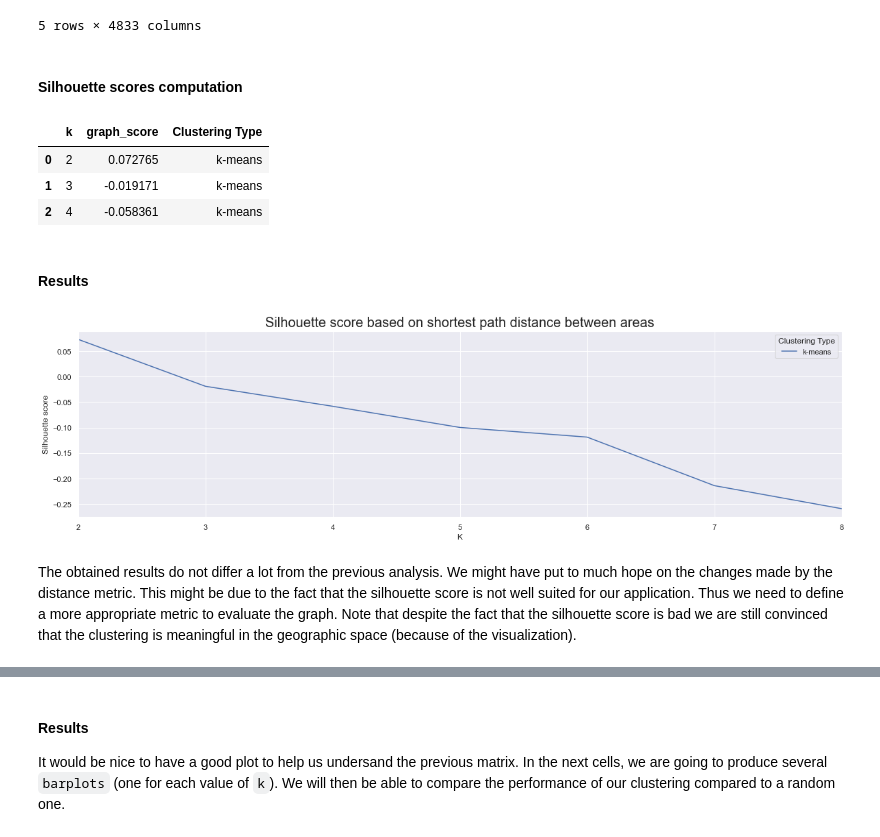
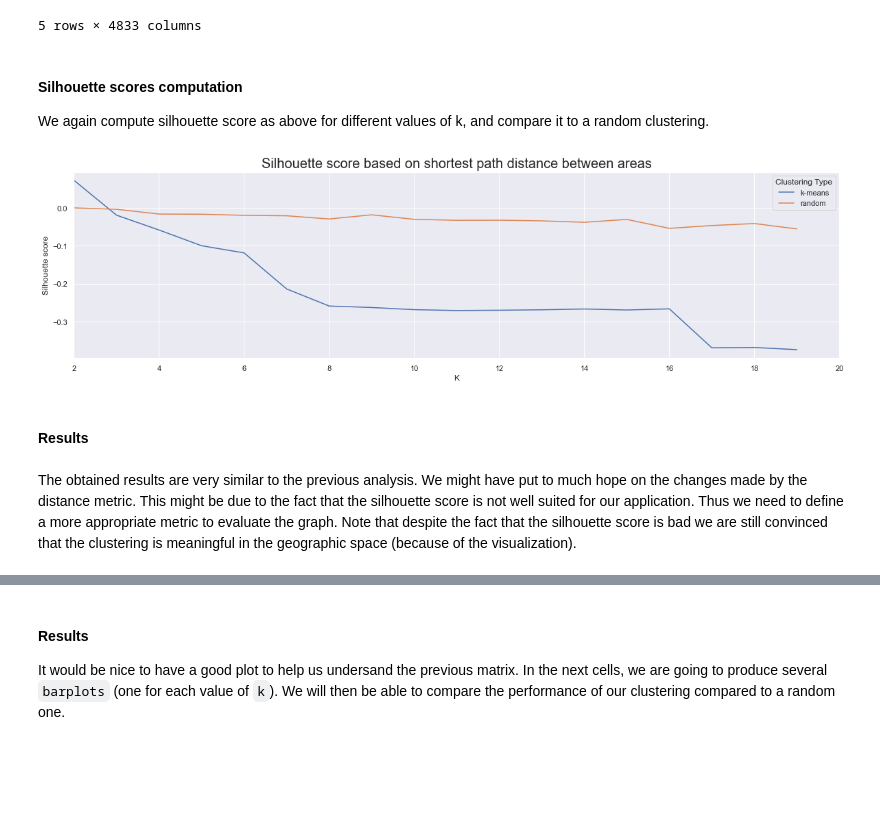
Before and after one commit to epfl-ada/ada-2020-project-milestone-p3-p3_pleutre, a Jupyter notebook: Merged.ipynb, the cells around one changed output, grey strips where cells are left out. Drawn from its saved outputs; the diff is of its cells as text; code cells hidden in the pictures; blank space fills up the shorter version.

```diff
--- a/Merged.ipynb
+++ b/Merged.ipynb
@@ -659,37 +671,40 @@ distance_matrix.head()
 | E01000005 | 2 | 2 | 3 | 0 | 21 | 20 | 19 | 20 | 19 | ... |
 | E01000006 | 22 | 22 | 23 | 21 | 0 | 2 | 3 | 1 | 2 | ... |
 5 rows × 4833 columns
-# %% [markdown]
-#### Silhouette scores computation
+# %% [markdown]
+#### Silhouette scores computation
+We again compute silhouette score as above for different values of k, and compare it to a random clustering.
 # %%
 silhouettes = []
-for k in range(2, 9):
-    # Get the Silhouette score
-    graph_score  = silhouette_score(X=distance_matrix.astype(float), labels=cluster.query("agg_level == 'lsoa'")['cluster_'+str(k)], metric="precomputed")
+# Try multiple k
+for k in range(2, 20):
+    # compute the labels for the clustring in the typical products space
+    labels = KMeans(n_clusters=k, random_state=42).fit_predict(sub_tesco)
+    # Get the Silhouette score using the geographical coordinates of the data instead of the original datapoints
+    graph_score  = silhouette_score(X=distance_matrix.astype(float), labels=labels, metric="precomputed")
+    # save the result
     silhouettes.append({"k": k, "graph_score": graph_score, "Clustering Type":"k-means"})
+    # compute the silhouette score of a random clustering
+    rnd_score = silhouette_score(X=distance_matrix.astype(float), labels=np.random.randint(k, size=len(labels)), metric="precomputed")
+    # save the random restult
+    silhouettes.append({"k": k, "graph_score": rnd_score, "Clustering Type":"random"})
 # Convert to dataframe
 silhouettes = pd.DataFrame(silhouettes)
-silhouettes.head(3)
-# %% [output]
-|  | k | graph_score | Clustering Type |
-| 0 | 2 | 0.072765 | k-means |
-| 1 | 3 | -0.019171 | k-means |
-| 2 | 4 | -0.058361 | k-means |
+# %%
+plt.figure(figsize=(20,5))
+# Plot the data
+ax = sns.lineplot(data=silhouettes, x='k', y='graph_score', hue="Clustering Type")
+ax.set_xlabel("K")
+ax.set_ylabel("Silhouette score")
+ax.set_xlim((2,20))
+plt.title("Silhouette score based on shortest path distance between areas",fontsize=20)
+plt.show()
+# %% [output]
+[figure, added]
 # %% [markdown]
 #### Results
-# %%
-plt.figure(figsize=(20,5))
-# Plot the data
-ax = sns.lineplot(data=silhouettes, x='k', y='graph_score', hue="Clustering Type")
-ax.set_xlabel("K")
-ax.set_ylabel("Silhouette score")
-ax.set_xlim((2,8))
-plt.title("Silhouette score based on shortest path distance between areas",fontsize=20)
-plt.show()
-# %% [output]
-[figure, removed]
 # %% [markdown]
-The obtained results do not differ a lot from the previous analysis. We might have put to much hope on the changes made by the distance metric. This might be due to the fact that the silhouette score is not well suited for our application. Thus we need to define a more appropriate metric to evaluate the graph. Note that despite the fact that the silhouette score is bad we are still convinced that the clustering is meaningful in the geographic space (because of the visualization).
+The obtained results are very similar to the previous analysis. We might have put to much hope on the changes made by the distance metric. This might be due to the fact that the silhouette score is not well suited for our application. Thus we need to define a more appropriate metric to evaluate the graph. Note that despite the fact that the silhouette score is bad we are still convinced that the clustering is meaningful in the geographic space (because of the visualization).
 # %% [markdown]
 ### Border Scores
 In this section, we create a new metric to evaluate if geographically close areas tend to belong to the same cluster of type. We proceed as following: for each area of the dataset we look at all its direct geographic neighbors and compute the number of neighbors belonging to the same cluster as the original area. We illustrated this in the following figure :
```
Also changed, not shown: parts of 45 cells of this notebook, 1 other file.
